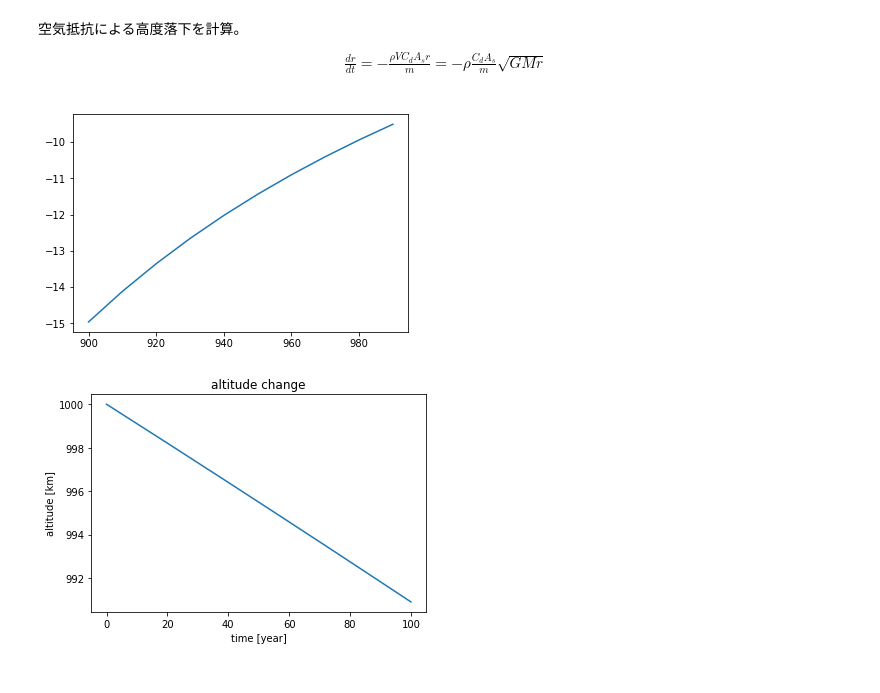
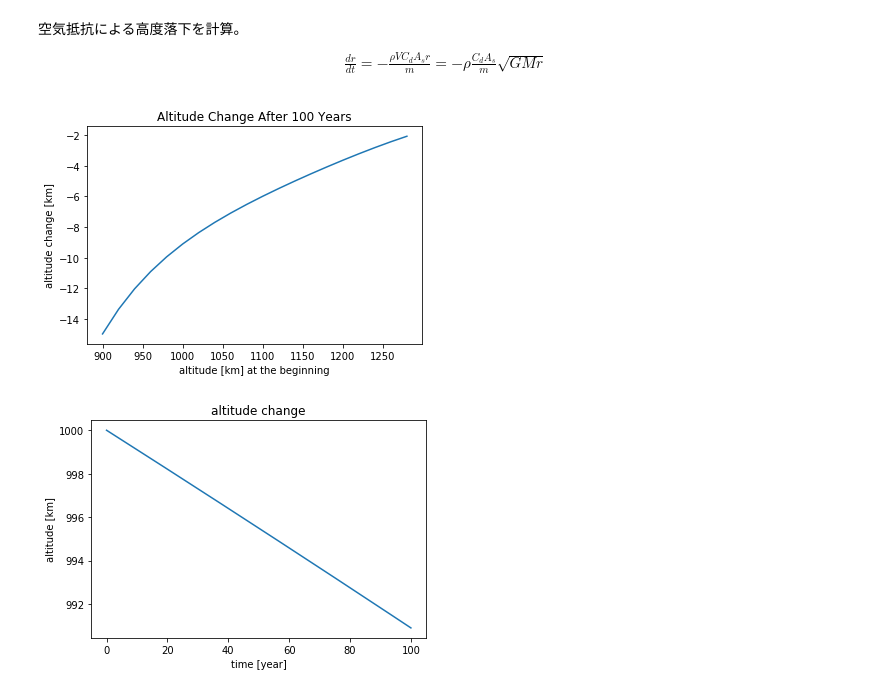
Before and after one commit to kminoda/seed_bank_in_space, a Jupyter notebook: src/air_drag.ipynb, the cells around one changed output. Drawn from its saved outputs; the diff is of its cells as text; code cells hidden in the pictures.

```diff
--- a/src/air_drag.ipynb
+++ b/src/air_drag.ipynb
@@ -126,16 +126,25 @@ def plot_altitude_change(z_start,year=100):
     plt.ylabel('altitude [km]')
     plt.title('altitude change')
 
-def plot_drop_altitude(z_0,z_1,year=100):
+def plot_drop_altitude(z_0,z_1,year=100,save=False):
     dt = 10**5
     nstep = round(3600*24*365.2422*year/dt)
-    z_start = np.arange(z_0,z_1,10).tolist()
-    z_end = [solve_air_drag_eq(i+R_earth,dt=dt,nstep=nstep,precise=True)[-1]-R_earth for i in z_start]
+    z_start = np.arange(z_0,z_1,20).tolist()
+    z_end = [solve_air_drag_eq(i+R_earth,
+                               dt=dt,
+                               nstep=nstep,
+                               precise=True
+                              )[-1]-R_earth for i in z_start]
     plt.plot(z_start,np.array(z_end) - np.array(z_start))
+    plt.xlabel('altitude [km] at the beginning')
+    plt.ylabel('altitude change [km]')
+    plt.title('Altitude Change After 100 Years')
+    if save:
+        plt.savefig('../output/altitude_change_after_100_years.png')
 # %%
-plot_drop_altitude(900,1000,year=100)
+plot_drop_altitude(900,1300,year=100,save=True)
 # %% [output]
-[figure, old version]
+[figure, new version]
 # %%
 plot_altitude_change(1000)
 # %% [output]
```
Also changed, not shown: 1 other file.
